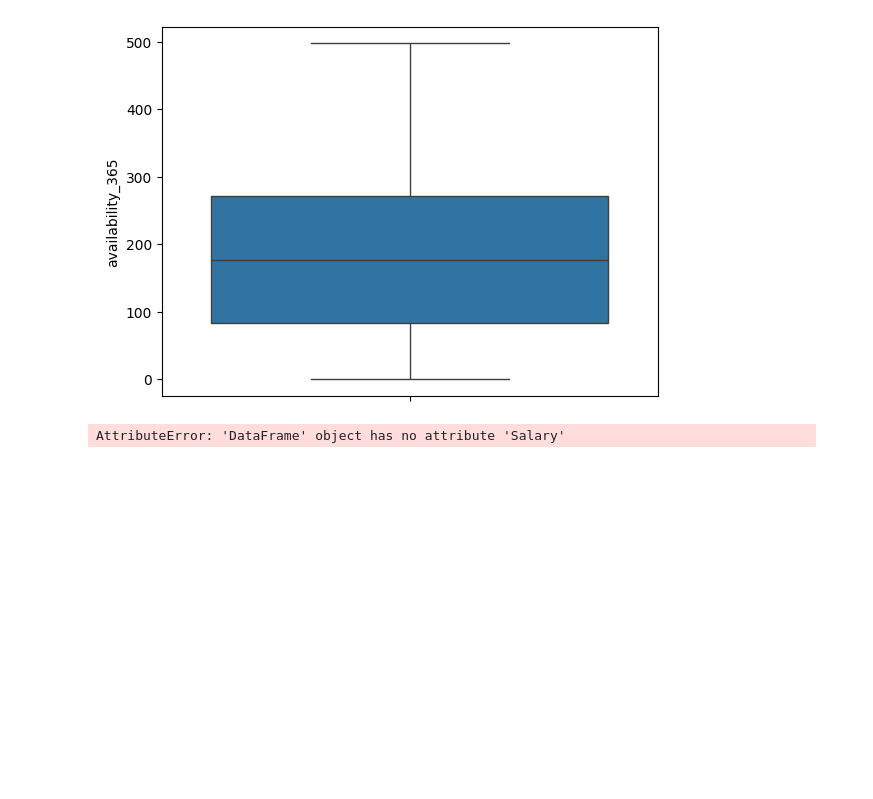
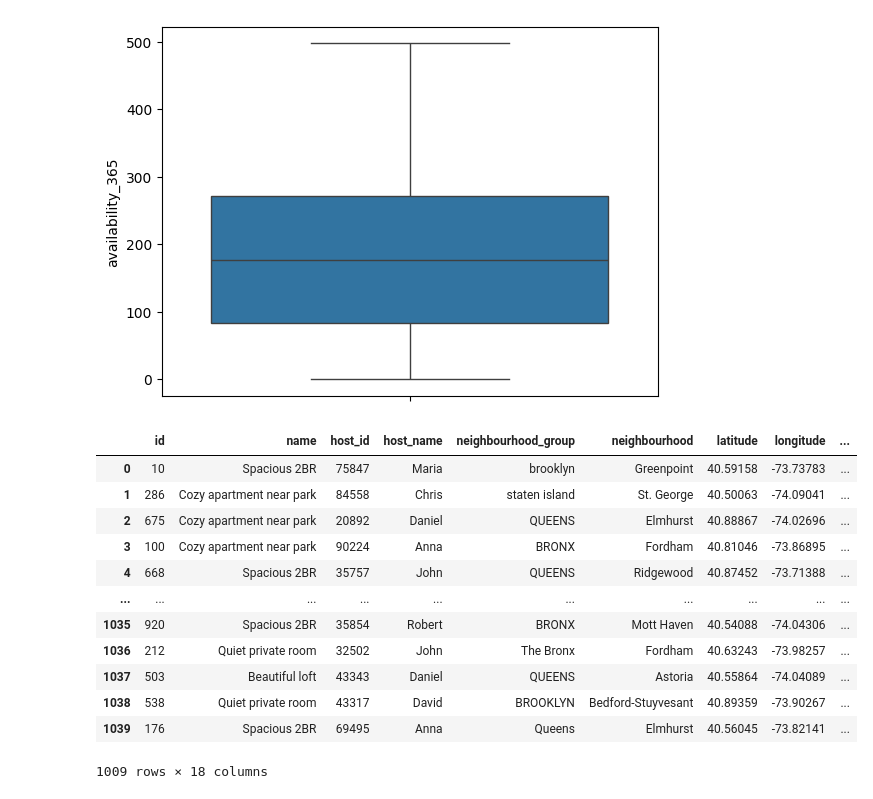
Before and after one commit to malik-tanveer/SMIT-Assigment, a Jupyter notebook: assigment_aibnb/assigment_airbnd_dataset.ipynb, the cells around one changed output. Cells and saved outputs as stored; diff of their text form; code cells hidden in the pictures; blank space fills up the shorter version.

```diff
--- a/assigment_aibnb/assigment_airbnd_dataset.ipynb
+++ b/assigment_aibnb/assigment_airbnd_dataset.ipynb
@@ -353,25 +432,19 @@ sbrn.boxplot(data.availability_365)
 # %% [output]
 <Axes: ylabel='availability_365'>
 [figure]
-# %%
-aaliablity_bin = [0, 10000, 20000, 50000, 80000, 100000, 200000]
-
-avaliblaity_cat = pd.cut(
-    data.availability_365,
-    salary_bin,
-    labels=[
-        "Bahut Chotta Paisa",
-        "Chotta Paisa",
-        "Is se Bara Paisa",
-        "Darmiyana Paisa",
-        "Bara Paisa",
-        "Sab se Bara"
-    ]
-)
-
-data["avalibality_categroy"] = salaray_cat
-
-avaliality_cats = data.avalibality_categroy.value_counts()
-plt.bar(x = avaliality_cats.index, height=avaliality_cats.values)
-# %% [output]
-AttributeError: 'DataFrame' object has no attribute 'Salary'
+# %%
+data
+# %% [output]
+|  | id | name | host_id | host_name | neighbourhood_group | neighbourhood | latitude | longitude | ... |
+| 0 | 10 | Spacious 2BR | 75847 | Maria | brooklyn | Greenpoint | 40.59158 | -73.73783 | ... |
+| 1 | 286 | Cozy apartment near park | 84558 | Chris | staten island | St. George | 40.50063 | -74.09041 | ... |
+| 2 | 675 | Cozy apartment near park | 20892 | Daniel | QUEENS | Elmhurst | 40.88867 | -74.02696 | ... |
+| 3 | 100 | Cozy apartment near park | 90224 | Anna | BRONX | Fordham | 40.81046 | -73.86895 | ... |
+| 4 | 668 | Spacious 2BR | 35757 | John | QUEENS | Ridgewood | 40.87452 | -73.71388 | ... |
+| ... | ... | ... | ... | ... | ... | ... | ... | ... | ... |
+| 1035 | 920 | Spacious 2BR | 35854 | Robert | BRONX | Mott Haven | 40.54088 | -74.04306 | ... |
+| 1036 | 212 | Quiet private room | 32502 | John | The Bronx | Fordham | 40.63243 | -73.98257 | ... |
+| 1037 | 503 | Beautiful loft | 43343 | Daniel | QUEENS | Astoria | 40.55864 | -74.04089 | ... |
+| 1038 | 538 | Quiet private room | 43317 | David | BROOKLYN | Bedford-Stuyvesant | 40.89359 | -73.90267 | ... |
+| 1039 | 176 | Spacious 2BR | 69495 | Anna | Queens | Elmhurst | 40.56045 | -73.82141 | ... |
+1009 rows × 18 columns
```
Also changed, not shown: parts of 28 cells of this notebook, 1 other file.
